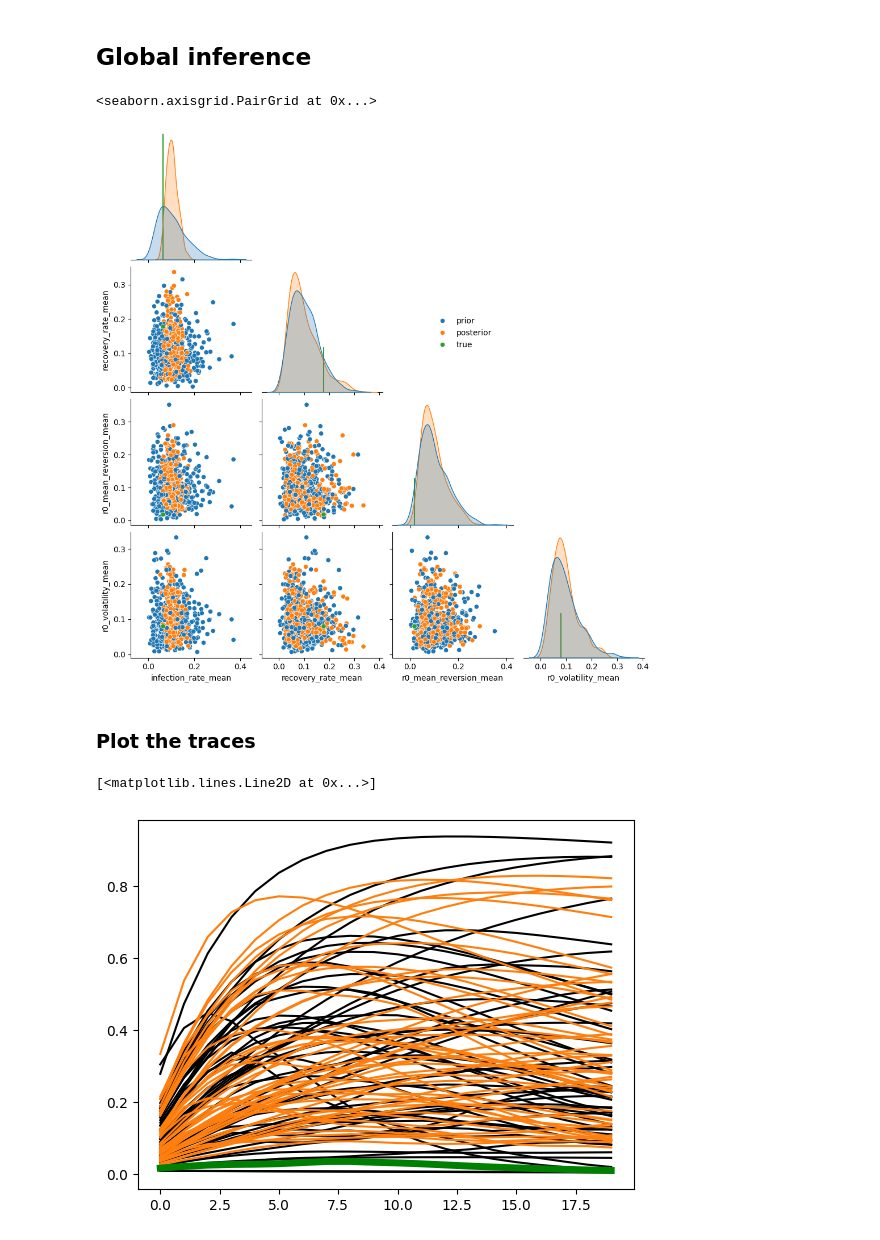
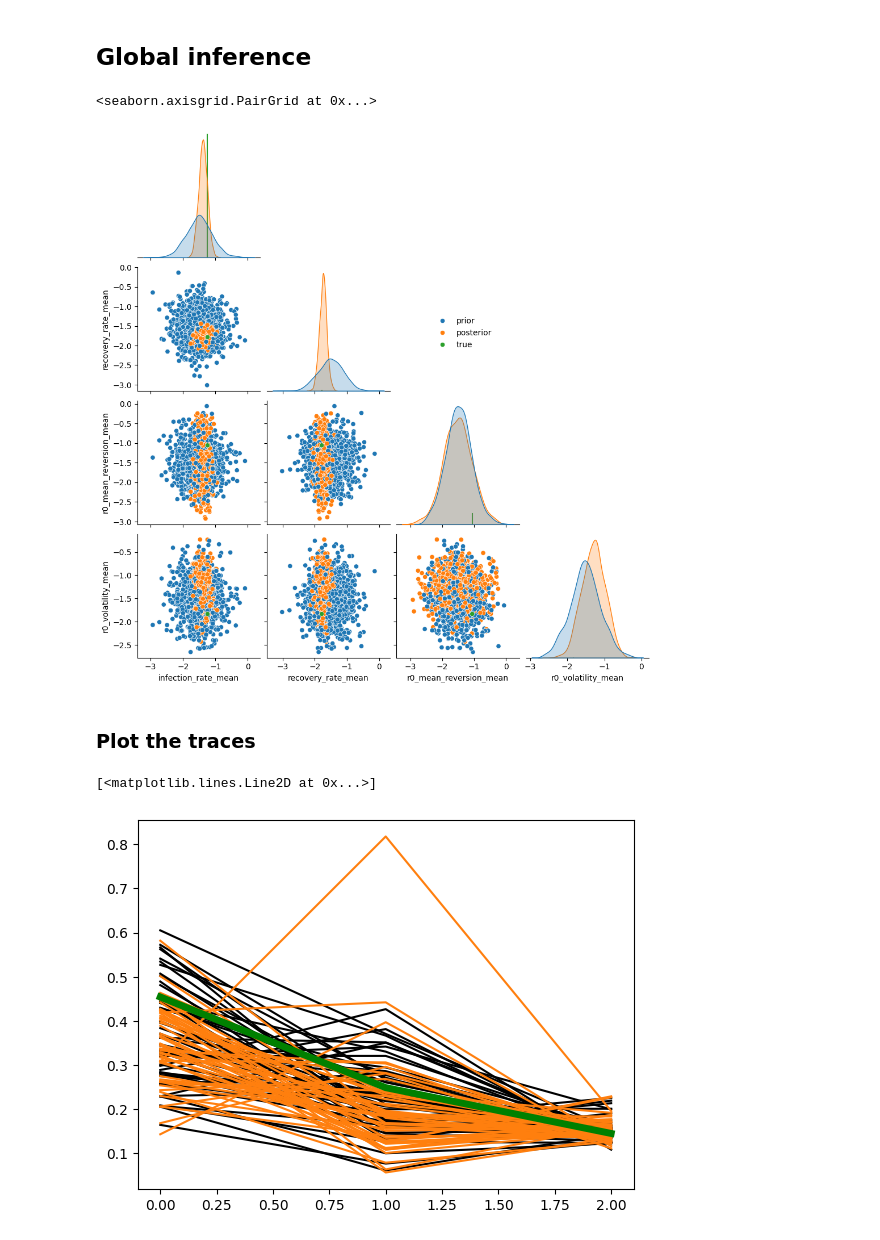
Before and after one commit to danielward27/spyrox, a Jupyter notebook: sir_example.ipynb, the cells around one changed output. Saved outputs shown, nothing was run; the diff lists cells and outputs as text; code cells hidden in the pictures.

```diff
--- a/sir_example.ipynb
+++ b/sir_example.ipynb
@@ -50,26 +53,0 @@ z (5, 4)
-# %%
-key, subkey = jr.split(key)
-prior = SetKwargs(model.get_prior(observed_sites=("x",)), use_surrogate=False)
-guide = SetKwargs(guide, obs=obs)
-model = SetKwargs(model, obs=obs)
-
-optimizer = optax.apply_if_finite(
-    optax.chain(
-        optax.adam(8e-4),
-        optax.clip_by_global_norm(5),
-    ),
-    100,
-)
-guide, losses = fit_to_key_based_loss(
-    subkey,
-    guide,
-    loss_fn=ProgramToProgramSamplesLoss(program_to_sample=prior),
-    optimizer=optimizer,
-    steps=2000,
-    )
-
-plt.plot(losses)
-
-# This gives reasonable loss values (similar to prior entropy)
-# Dependencies can be introduced in hierarchical priors, important to see these
-# are modelled reasonably.
@@ -142,12 +114,19 @@ axes[1].plot(
 # %%
-model = model.program # Undo setting of obs
 key, subkey = jr.split(key)
-n_samples = 400
-posterior = jax.jit(jax.vmap(guide.sample))(jr.split(key, n_samples))
+n_samples = 1000
 
 key, subkey = jr.split(key)
 joint_samples = jax.jit(jax.vmap(partial(model.sample, use_surrogate=False)))(
     jr.split(key, n_samples),
     )
+
+guide_data_space = GuideToDataSpace(
+    guide=guide,
+    model=model,
+    guide_kwargs={"obs": obs},
+    model_kwargs={"obs": obs, "use_surrogate": True},
+    )
+
+posterior_samps = jax.jit(jax.vmap(guide_data_space.sample))(jr.split(key, n_samples))
 # %% [markdown]
 ### Local inference
@@ -172,12 +172,17 @@ pairplot_dictionary(
 # %% [markdown]
 ## Global inference
 # %%
-global_params = ["infection_rate_mean", "recovery_rate_mean", "r0_mean_reversion_mean", "r0_volatility_mean"]
+global_params = [
+    "infection_rate_mean",
+    "recovery_rate_mean",
+    "r0_mean_reversion_mean",
+    "r0_volatility_mean",
+    ]
 
 datasets = {
-    "prior": joint_samples["global_means"],
-    "posterior": posterior["global_means"],
-    "true": true_latents["global_means"],
+    "prior": jnp.stack([joint_samples[k] for k in global_params], axis=-1),
+    "posterior": jnp.stack([posterior_samps[k] for k in global_params], axis=-1),
+    "true": jnp.stack([true_latents[k] for k in global_params]),
 }
 
 pairplot_dictionary(
@@ -186,7 +191,7 @@ pairplot_dictionary(
 )
 # %% [output]
 <seaborn.axisgrid.PairGrid at 0x...>
-[figure, old version]
+[figure, new version]
 # %% [markdown]
 ### Plot the traces
 # %%
@@ -198,10 +202,10 @@ posterior_predictive = eqx.filter_vmap(SetKwargs(model, use_surrogate=False).sam
     jr.split(key, n_samples), posterior,
 )["x"]
 # %%
-obs_idx = 3
+obs_idx = 4
 plt.plot(joint_samples["x"][:50, obs_idx].T, color="black")
 plt.plot(posterior_predictive[:50, obs_idx].T, color="tab:orange")
 plt.plot(obs[obs_idx], color="green", linewidth=5)
 # %% [output]
 [<matplotlib.lines.Line2D at 0x...>]
-[figure, old version]
+[figure, new version]
```
Also changed, not shown: parts of 15 cells of this notebook, 7 other files.
